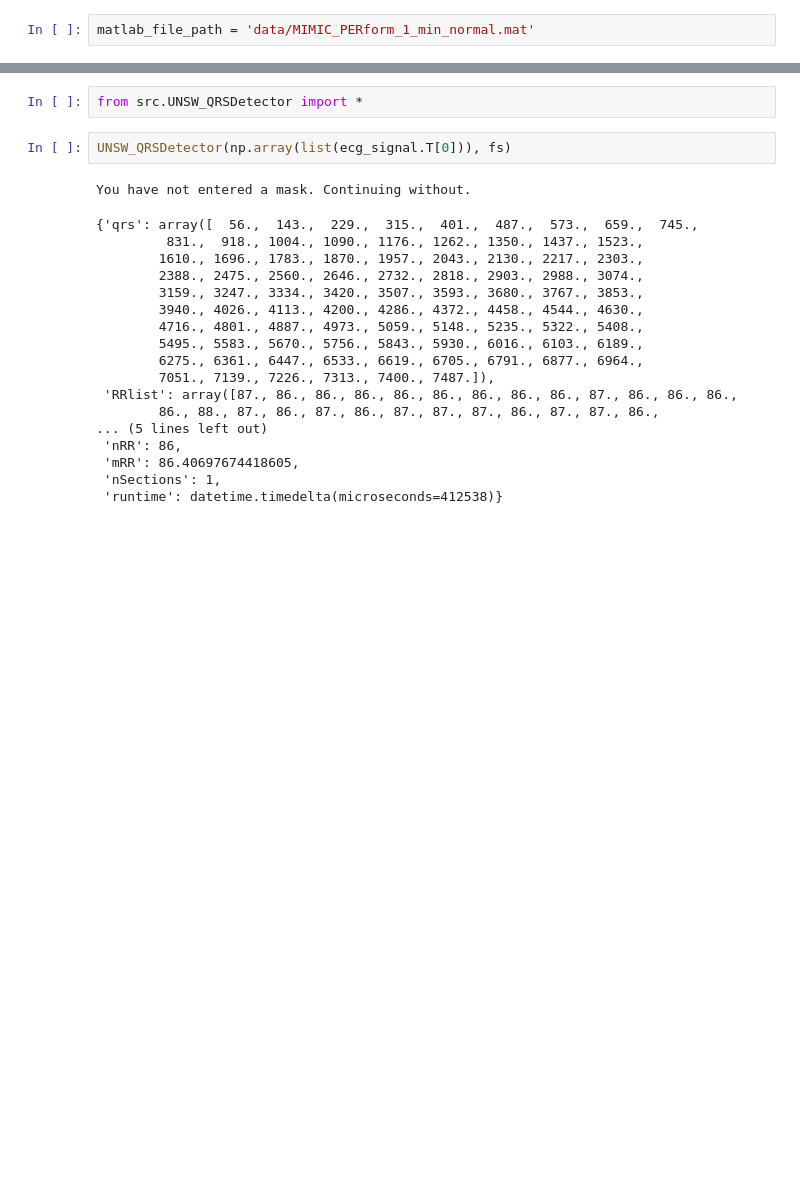
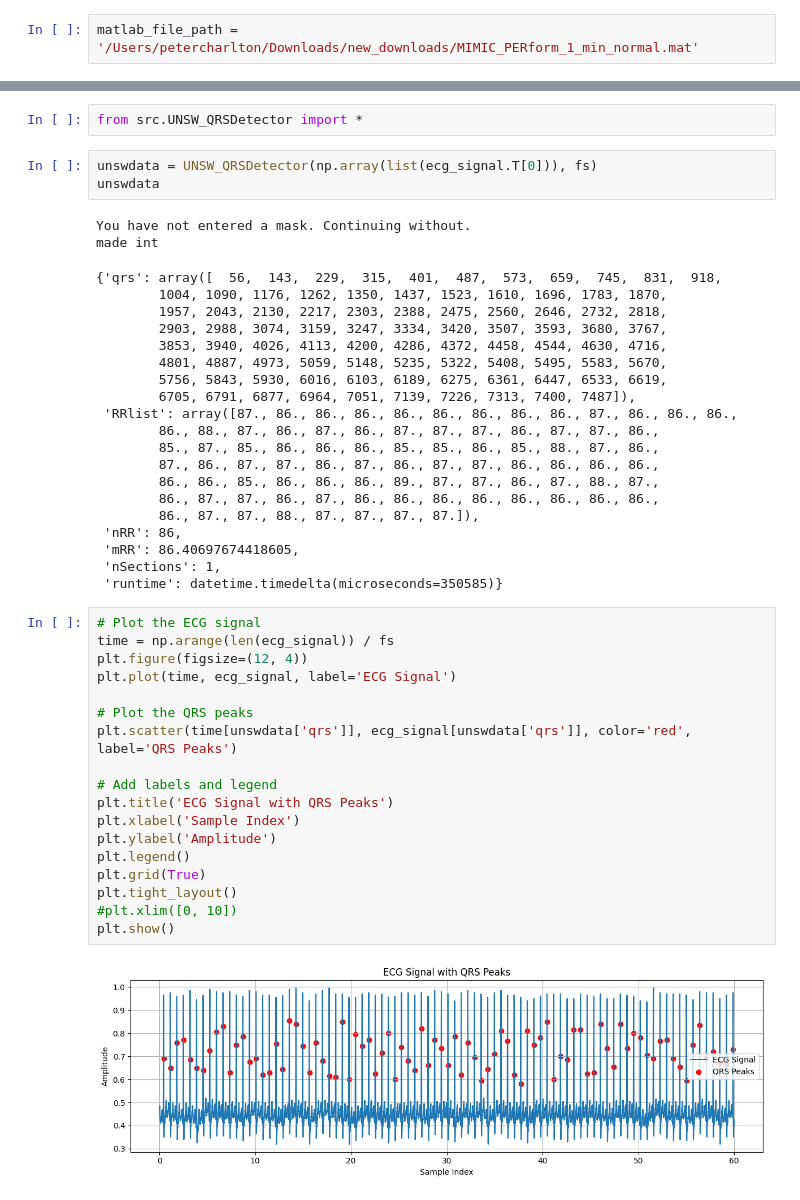
Before and after one commit to peterhcharlton/unsw_python, a Jupyter notebook: compare_functions.ipynb, the cells around one changed output, grey strips where cells are left out. Drawn from its saved outputs; the diff is of its cells as text; blank space fills up the shorter version.

Commit message:
update notebooks to check unsw implementation

```diff
--- a/compare_functions.ipynb
+++ b/compare_functions.ipynb
@@ -11,5 +14,5 @@ import scipy.io
 # %%
-matlab_file_path = 'data/MIMIC_PERform_1_min_normal.mat'
+matlab_file_path = '/Users/petercharlton/Downloads/new_downloads/MIMIC_PERform_1_min_normal.mat'
 # %%
 mat_data = scipy.io.loadmat(matlab_file_path)  # Replace with your file path
 
@@ -24,23 +33,47 @@ matlab.double([[57.0,144.0,230.0,316.0,402.0,488.0,574.0,660.0,746.0,832.0,919.0
 # %%
 from src.UNSW_QRSDetector import *
 # %%
-UNSW_QRSDetector(np.array(list(ecg_signal.T[0])), fs)
+unswdata = UNSW_QRSDetector(np.array(list(ecg_signal.T[0])), fs)
+unswdata
 # %% [output]
 You have not entered a mask. Continuing without.
+made int
-{'qrs': array([  56.,  143.,  229.,  315.,  401.,  487.,  573.,  659.,  745.,
-         831.,  918., 1004., 1090., 1176., 1262., 1350., 1437., 1523.,
-        1610., 1696., 1783., 1870., 1957., 2043., 2130., 2217., 2303.,
-        2388., 2475., 2560., 2646., 2732., 2818., 2903., 2988., 3074.,
-        3159., 3247., 3334., 3420., 3507., 3593., 3680., 3767., 3853.,
-        3940., 4026., 4113., 4200., 4286., 4372., 4458., 4544., 4630.,
-        4716., 4801., 4887., 4973., 5059., 5148., 5235., 5322., 5408.,
-        5495., 5583., 5670., 5756., 5843., 5930., 6016., 6103., 6189.,
-        6275., 6361., 6447., 6533., 6619., 6705., 6791., 6877., 6964.,
-        7051., 7139., 7226., 7313., 7400., 7487.]),
+{'qrs': array([  56,  143,  229,  315,  401,  487,  573,  659,  745,  831,  918,
+        1004, 1090, 1176, 1262, 1350, 1437, 1523, 1610, 1696, 1783, 1870,
+        1957, 2043, 2130, 2217, 2303, 2388, 2475, 2560, 2646, 2732, 2818,
+        2903, 2988, 3074, 3159, 3247, 3334, 3420, 3507, 3593, 3680, 3767,
+        3853, 3940, 4026, 4113, 4200, 4286, 4372, 4458, 4544, 4630, 4716,
+        4801, 4887, 4973, 5059, 5148, 5235, 5322, 5408, 5495, 5583, 5670,
+        5756, 5843, 5930, 6016, 6103, 6189, 6275, 6361, 6447, 6533, 6619,
+        6705, 6791, 6877, 6964, 7051, 7139, 7226, 7313, 7400, 7487]),
  'RRlist': array([87., 86., 86., 86., 86., 86., 86., 86., 86., 87., 86., 86., 86.,
         86., 88., 87., 86., 87., 86., 87., 87., 87., 86., 87., 87., 86.,
-... (5 lines left out)
+        85., 87., 85., 86., 86., 86., 85., 85., 86., 85., 88., 87., 86.,
+        87., 86., 87., 87., 86., 87., 86., 87., 87., 86., 86., 86., 86.,
+        86., 86., 85., 86., 86., 86., 89., 87., 87., 86., 87., 88., 87.,
+        86., 87., 87., 86., 87., 86., 86., 86., 86., 86., 86., 86., 86.,
+        86., 87., 87., 88., 87., 87., 87., 87.]),
  'nRR': 86,
  'mRR': 86.40697674418605,
  'nSections': 1,
- 'runtime': datetime.timedelta(microseconds=412538)}
+ 'runtime': datetime.timedelta(microseconds=350585)}
+# %%
+# Plot the ECG signal
+time = np.arange(len(ecg_signal)) / fs
+plt.figure(figsize=(12, 4))
+plt.plot(time, ecg_signal, label='ECG Signal')
+
+# Plot the QRS peaks
+plt.scatter(time[unswdata['qrs']], ecg_signal[unswdata['qrs']], color='red', label='QRS Peaks')
+
+# Add labels and legend
+plt.title('ECG Signal with QRS Peaks')
+plt.xlabel('Sample Index')
+plt.ylabel('Amplitude')
+plt.legend()
+plt.grid(True)
+plt.tight_layout()
+#plt.xlim([0, 10])
+plt.show()
+# %% [output]
+[figure, added]
```
Also changed, not shown: parts of 3 cells of this notebook, 5 other files.
